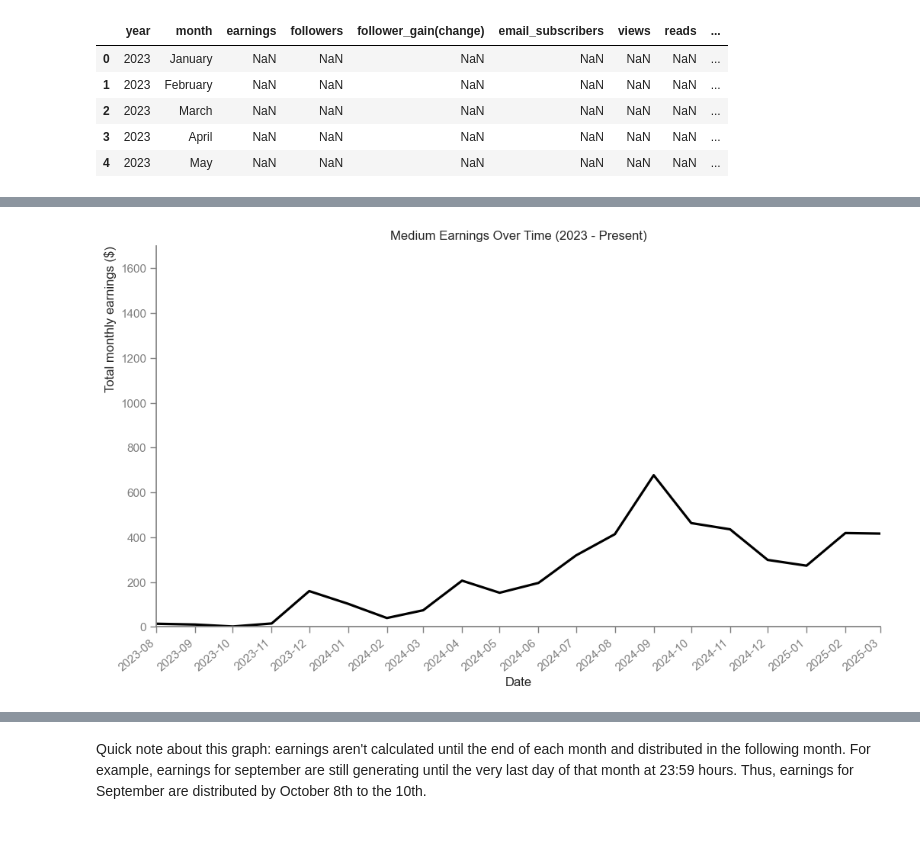
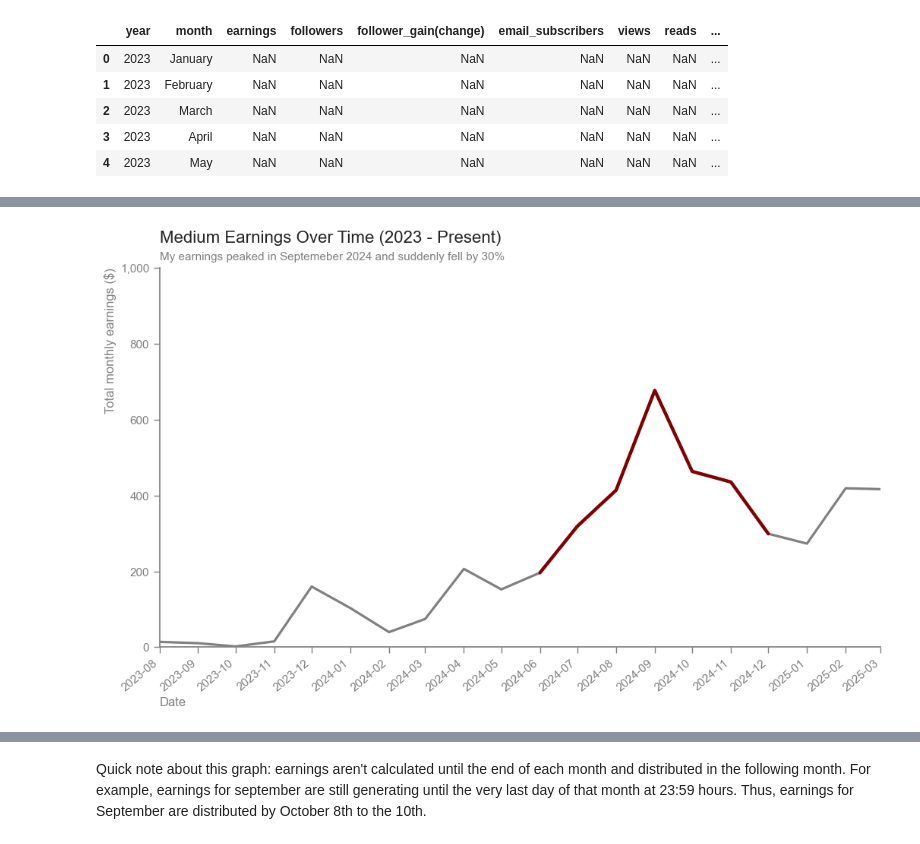
Before and after one commit to paul-trood/medium_earnings, a Jupyter notebook: 02_data_analysis.ipynb, the cells around one changed output, grey strips where cells are left out. Saved outputs shown, nothing was run; the diff lists cells and outputs as text; code cells hidden in the pictures.

Commit message:
added a new chart, updated a few additions

```diff
--- a/02_data_analysis.ipynb
+++ b/02_data_analysis.ipynb
@@ -408,51 +440,63 @@ df_plot.head()
 # %%
-sns.set_style("ticks")
+# Create the base relplot
 g = sns.relplot(
     data=df_plot,
     x="date",
     y="earnings",
     kind="line",
-    label="Earnings",
-    linewidth = 2.3,
-    color="black")
+    linewidth=2.3,
+    color="grey"
+)
 
-# Get the axis
+# Get axis from FacetGrid
 ax = g.ax
 
-# Adjust figure size
+# Adjust size
 g.figure.set_size_inches(12, 6)
 
-# Set x-axis ticks and labels for every month
-ax.xaxis.set_major_locator(mdates.MonthLocator())  # Ensures every month is shown
-ax.xaxis.set_major_formatter(mdates.DateFormatter("%Y-%m"))  # Format as YYYY-MM
+# Set monthly ticks and format
+ax.xaxis.set_major_locator(mdates.MonthLocator())
+ax.xaxis.set_major_formatter(mdates.DateFormatter("%Y-%m"))
+plt.xticks(rotation=40, ha="right")
 
-# Rotate x-axis labels for readability
-plt.xticks(rotation=40, ha = "right")
+# Y-axis settings
+ax.set_ylim(0, 1000)
+ax.tick_params(axis="x", colors="grey", width=1)
+ax.tick_params(axis="y", colors="grey", width=1)
+ax.yaxis.set_major_formatter(StrMethodFormatter('{x:,.0f}'))
 
-# Set y-axis limit to $1.7k
-ax.set_ylim(0, 1700)
+# Axis spine color
+for spine in ax.spines.values():
+    spine.set_color("grey")
+
+# Titles & labels
+plt.title("Medium Earnings Over Time (2023 - Present)", loc="left", size=16, y=1.05)
+plt.xlabel("Date", loc="left",color="grey")
+plt.ylabel("Total monthly earnings ($)", loc="top", color="grey")
+plt.suptitle("My earnings peaked in Septemeber 2024 and suddenly fell by 30%", y = 1, x = 0.344, size = 11, color="grey")
+
+# Remove whitespace
+ax.margins(x=0)
+
+# === HIGHLIGHT SEGMENT ON SAME AXIS ===
+highlight = df_plot[
+    (df_plot["date"] >= "2024-06-01") &
+    (df_plot["date"] <= "2024-12-01")
+]
+
+sns.lineplot(
+    data=highlight,
+    x="date",
+    y="earnings",
+    ax=ax,               # <- THIS is the key to plot on the same chart
+    color="maroon",
+    linewidth=3.2,
+)
+
+# Turn on the ticks for both x and y axes
+ax.tick_params(axis='both', which='both', bottom=True, left=True)
 
 
-for spine in ax.spines.values(): # set color of spines
-    spine.set_color("grey")
-
-# Change x-axis tick color
-ax.tick_params(axis="x", colors="grey", width=1)
-
-# Change y-axis tick color
-ax.tick_params(axis="y", colors="grey", width=1)
-
-
-plt.title("Medium Earnings Over Time (2023 - Present)")
-plt.xlabel("Date")
-plt.ylabel("Total monthly earnings ($)", loc="top")
-
-
-# Removes beginning and trailing whitespace
-ax.margins(x=0)
-
-plt.figure(figsize=(16, 15))
-
 plt.show()
 # %% [output]
-[figure, old version]
+[figure, new version]
```
Also changed, not shown: parts of 13 cells of this notebook.
